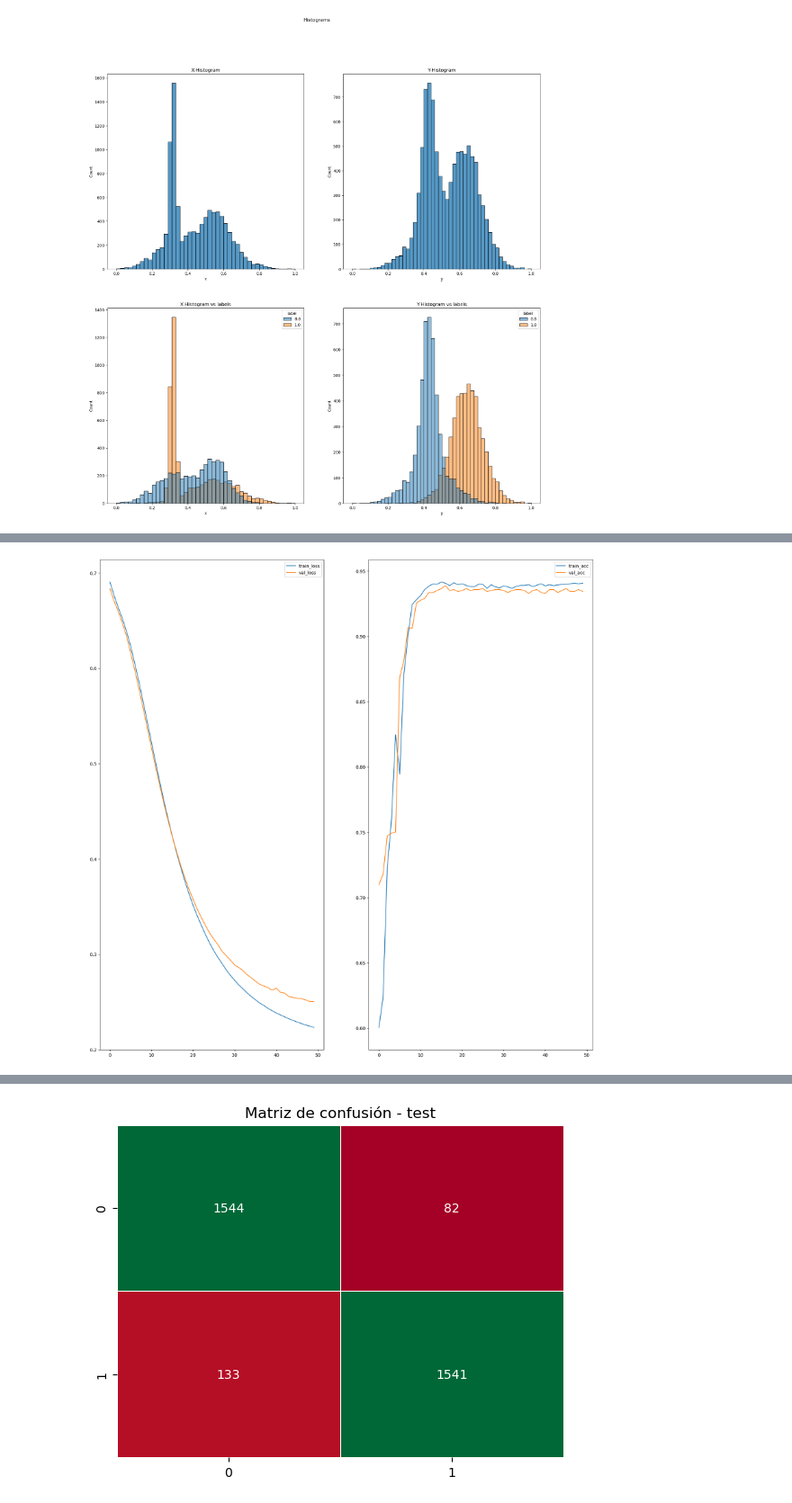
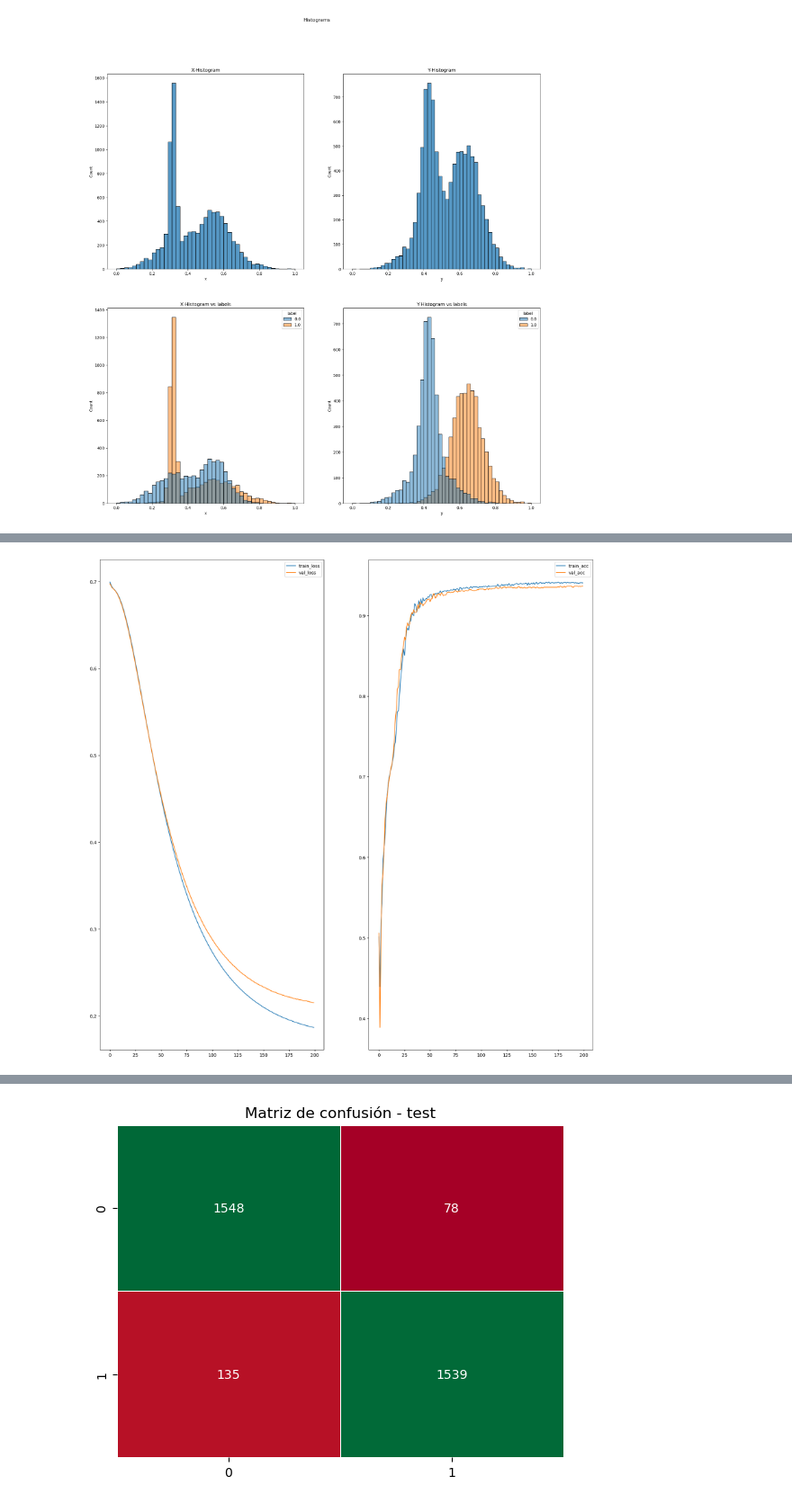
Before and after one commit to Ra-Fast/Gigatron, a Jupyter notebook: Base Training.ipynb, the cells around one changed output, grey strips where cells are left out. Shown at 90% size. Saved outputs shown, nothing was run; the diff lists cells and outputs as text; code cells hidden in the pictures.

```diff
--- a/Base Training.ipynb
+++ b/Base Training.ipynb
@@ -101,9 +101,9 @@ plt.show()
 entrada = X_train.shape[1]# diferencia con R (la variable target ya está excluída)
 
 model = tf.keras.models.Sequential()
-model.add(tf.keras.layers.Dense(units=16,
+model.add(tf.keras.layers.Dense(units=2,
                                  activation='relu',
-                                 kernel_regularizer = tf.keras.regularizers.l2(1e-3), # se aplica parámetro de regularización
-                                 kernel_initializer = "glorot_uniform",
+                                 #kernel_regularizer = tf.keras.regularizers.l2(1e-3), # se aplica parámetro de regularización
+                                 #kernel_initializer = "glorot_uniform",
                                  input_shape=(entrada,)))
 model.add(tf.keras.layers.Dense(units=1, activation='sigmoid'))
@@ -125,10 +131,7 @@ _________________________________________________________________
 # %%
-
-
-model.compile(optimizer='adam', loss='binary_crossentropy', metrics = ['accuracy'])
-
 history = model.fit(X_train, y_train,
-                     epochs=50,
+                     epochs=200,
                      batch_size=128,
                      validation_split=0.2,
+                     verbose=0,
                      callbacks=[tf.keras.callbacks.EarlyStopping(monitor='val_loss', patience=15)])
@@ -153,21 +138,21 @@ Epoch 50/50
 # %%
 # construcción de un data.frame
 df_train=pd.DataFrame(history.history)
 df_train['epochs']=history.epoch
 
-fig, (ax1, ax2) = plt.subplots(1, 2, figsize=(20,20))
+fig, (ax1, ax2) = plt.subplots(1, 2, figsize=(15,15))
 
 ax1.plot(df_train['epochs'], df_train['loss'], label='train_loss')
 ax1.plot(df_train['epochs'], df_train['val_loss'], label='val_loss')
 
 ax2.plot(df_train['epochs'], df_train['accuracy'], label='train_acc')
 ax2.plot(df_train['epochs'], df_train['val_accuracy'], label='val_acc')
 
 ax1.legend(loc="upper right")
 ax2.legend(loc="upper right")
 plt.show()
 # %% [output]
-[figure, old version]
+[figure, new version]
 # %%
 # Predicción para la muestra de test
 predictions_proba = model.predict(X_test)
```
Also changed, not shown: parts of 12 cells of this notebook, 2 other files.
